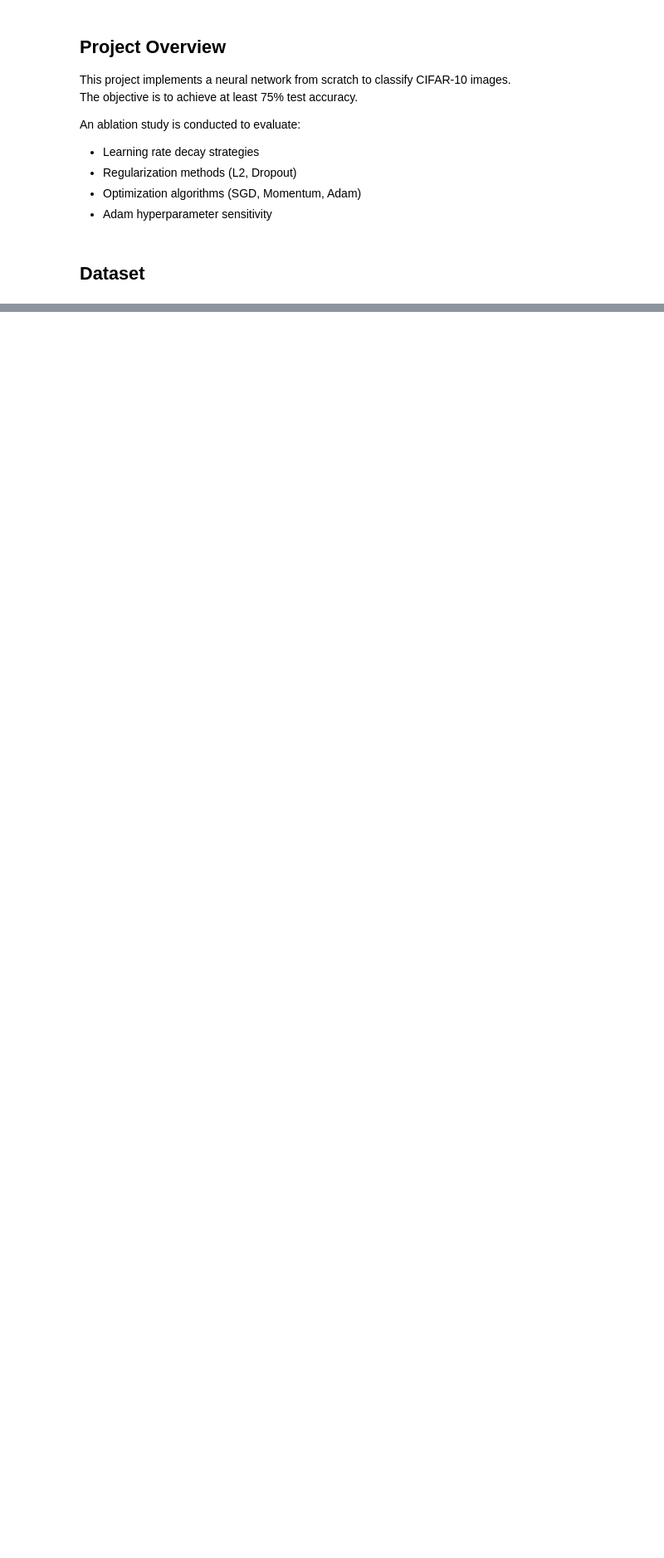
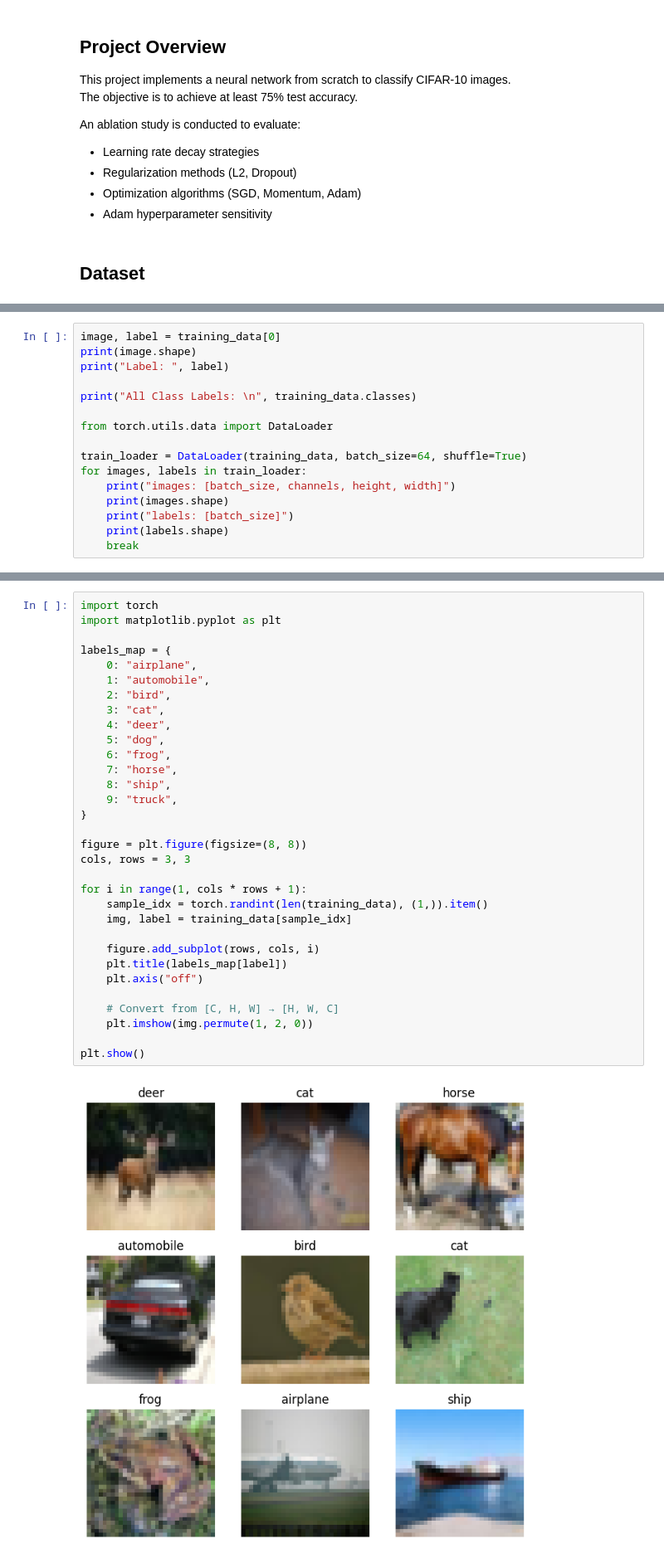
Before and after one commit to AlexMerlo1/CIFAR-10-Image-Classifier, a Jupyter notebook: Image_Classification.ipynb, the cells around one changed output, grey strips where cells are left out. Shown at 83% size. Drawn from its saved outputs; the diff is of its cells as text; blank space fills up the shorter version.

Commit message:
image viewing

```diff
--- a/Image_Classification.ipynb
+++ b/Image_Classification.ipynb
@@ -53,0 +56,16 @@ test_data = datasets.FashionMNIST(
+# %%
+image, label = training_data[0]
+print(image.shape)
+print("Label: ", label)
+
+print("All Class Labels: \n", training_data.classes)
+
+from torch.utils.data import DataLoader
+
+train_loader = DataLoader(training_data, batch_size=64, shuffle=True)
+for images, labels in train_loader:
+    print("images: [batch_size, channels, height, width]")
+    print(images.shape)
+    print("labels: [batch_size]")
+    print(labels.shape)
+    break
@@ -53,0 +81,34 @@ test_data = datasets.FashionMNIST(
+# %%
+import torch
+import matplotlib.pyplot as plt
+
+labels_map = {
+    0: "airplane",
+    1: "automobile",
+    2: "bird",
+    3: "cat",
+    4: "deer",
+    5: "dog",
+    6: "frog",
+    7: "horse",
+    8: "ship",
+    9: "truck",
+}
+
+figure = plt.figure(figsize=(8, 8))
+cols, rows = 3, 3
+
+for i in range(1, cols * rows + 1):
+    sample_idx = torch.randint(len(training_data), (1,)).item()
+    img, label = training_data[sample_idx]
+
+    figure.add_subplot(rows, cols, i)
+    plt.title(labels_map[label])
+    plt.axis("off")
+
+    # Convert from [C, H, W] → [H, W, C]
+    plt.imshow(img.permute(1, 2, 0))
+
+plt.show()
+# %% [output]
+[figure, added]
```
Also changed, not shown: parts of 4 cells of this notebook, 1 other file.
